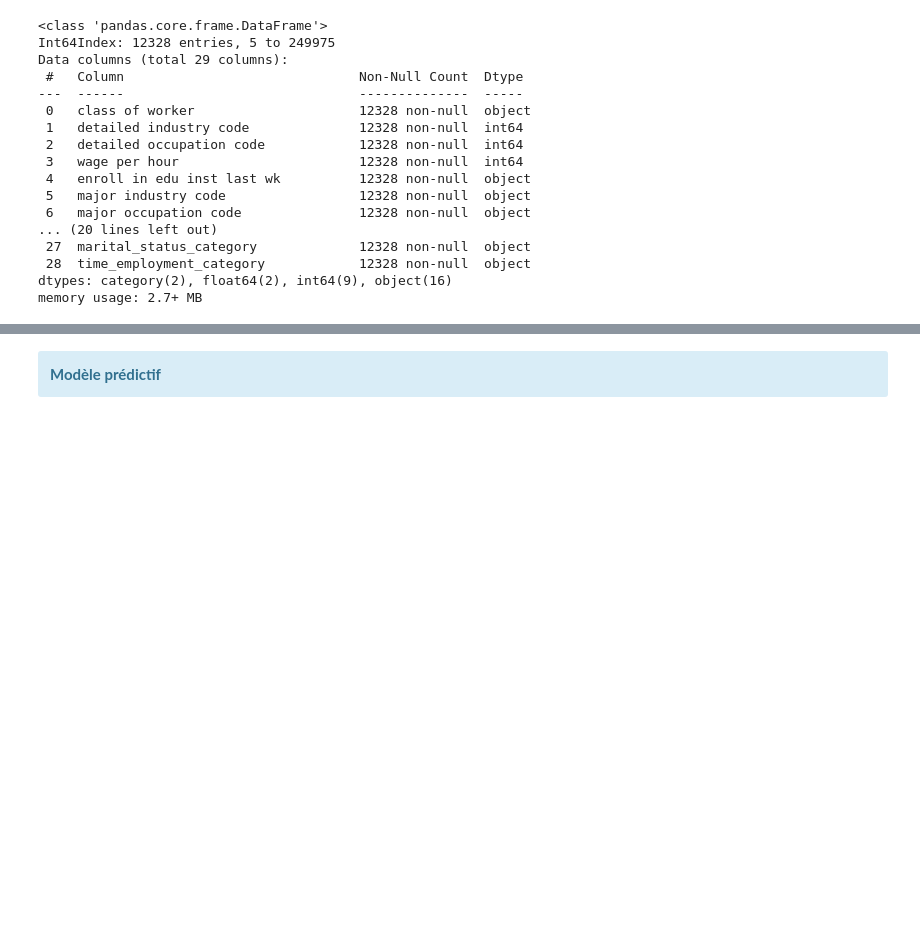
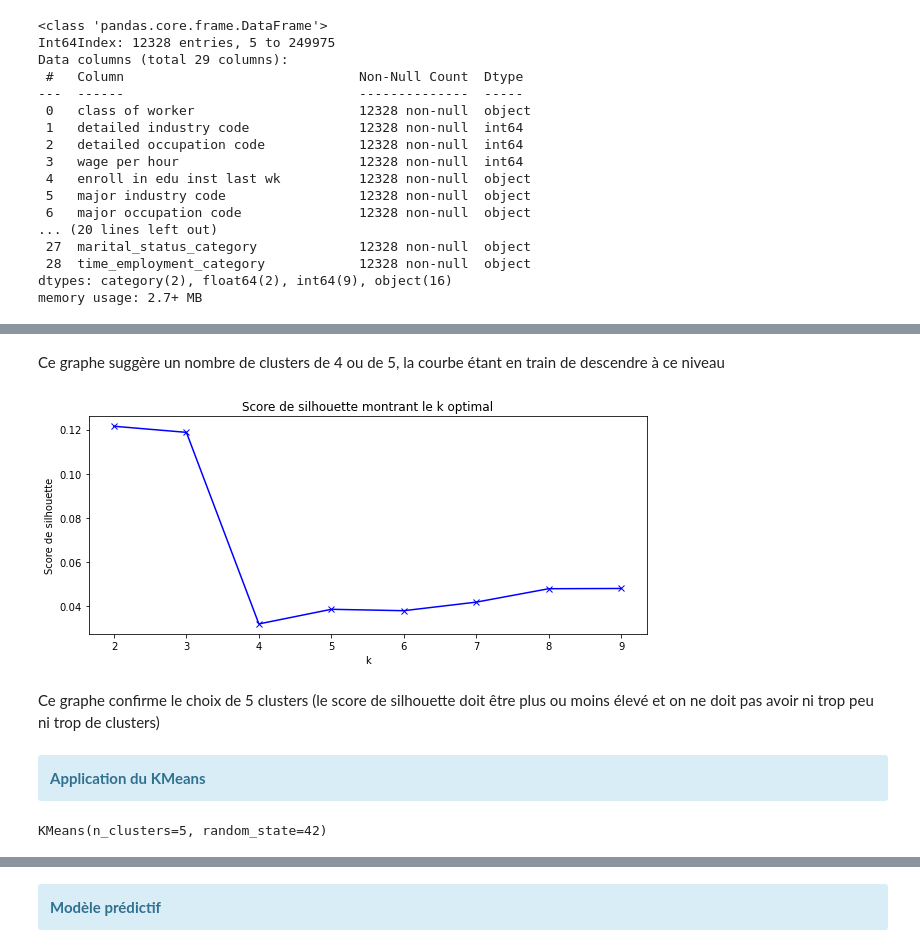
Before and after one commit to rgbodui/test-databeez, a Jupyter notebook: nb_gbodui_rj.ipynb, the cells around one changed output, grey strips where cells are left out. Cells and saved outputs as stored; diff of their text form; code cells hidden in the pictures; blank space fills up the shorter version.

```diff
--- a/nb_gbodui_rj.ipynb
+++ b/nb_gbodui_rj.ipynb
@@ -955,0 +1005,23 @@ memory usage: 2.7+ MB
+# %% [markdown]
+Ce graphe suggère un nombre de clusters de 4 ou de 5, la courbe étant en train de descendre à ce niveau
+# %%
+# Graphique du score de silhouette
+plt.figure(figsize=(10,4))
+plt.plot(K, silhouettes, 'bx-')
+plt.xlabel('k')
+plt.ylabel('Score de silhouette')
+plt.title('Score de silhouette montrant le k optimal')
+plt.show()
+# %% [output]
+[figure, added]
+# %% [markdown]
+Ce graphe confirme le choix de 5 clusters (le score de silhouette doit être plus ou moins élevé et on ne doit pas avoir ni trop peu ni trop de clusters)
+# %% [markdown]
+<div class="alert alert-info">
+    <strong>Application du KMeans</strong>
+</div>
+# %%
+kmeans = KMeans(n_clusters=5, random_state=42)
+kmeans.fit(df_normalized)
+# %% [output]
+KMeans(n_clusters=5, random_state=42)
```
Also changed, not shown: parts of 25 cells of this notebook.
